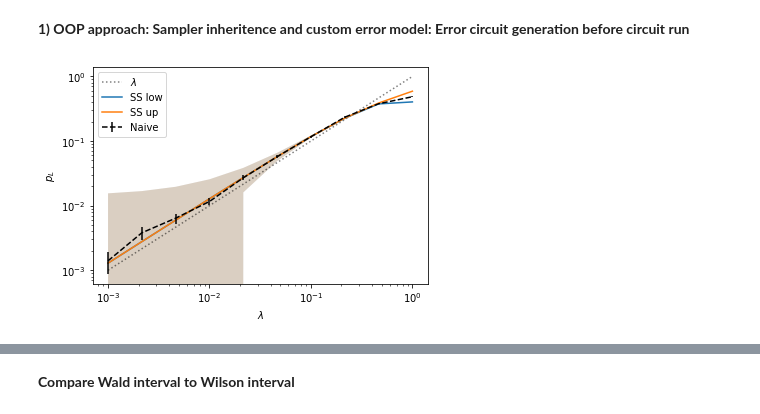
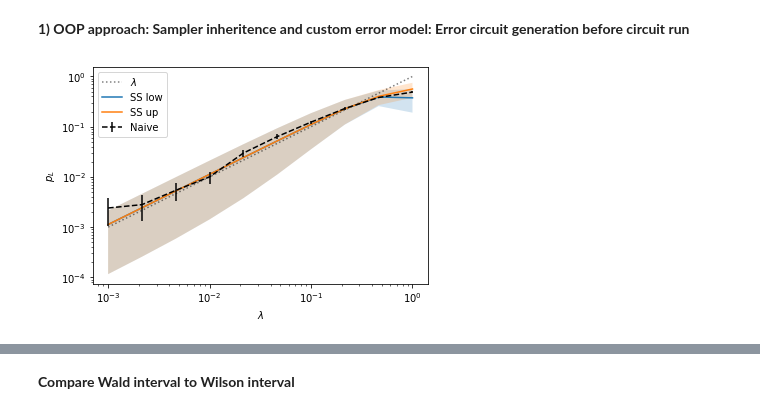
Before and after one commit to dpwinter/PECOS_WS_solutions, a Jupyter notebook: subset_sampling.ipynb, the cells around one changed output, grey strips where cells are left out. Drawn from its saved outputs; the diff is of its cells as text; code cells hidden in the pictures.

Commit message:
Updated Wilson & Wald intervals

```diff
--- a/subset_sampling.ipynb
+++ b/subset_sampling.ipynb
@@ -692,19 +692,15 @@ ghz.append('CNOT', {(0,4)})
 ghz.append('measure Z', {4})
 
 ### Analytics
+z = 1.96 # 95% constant confidence interval
+Wilson_max = lambda p,N: (p + z**2/(2*N) + z*np.sqrt(p*(1-p)/N+z**2/(4*N**2)))/(1+z**2/N)
+Wilson_min = lambda p,N: (p + z**2/(2*N) - z*np.sqrt(p*(1-p)/N+z**2/(4*N**2)))/(1+z**2/N)
+
+Wilson_std = lambda p,N: Wilson_max(p,N) - Wilson_min(p,N)
+Wald_std = lambda p,N: z * np.sqrt(p * (1-p) / N)
 
 rssp = lambda a,e: np.sqrt(np.sum( (a*e)**2, axis=0 )) # root sum of squared products
-stdev = lambda p,N: np.sqrt(p * (1-p) / N)
-Wald_stdev = lambda A,p,N: rssp(A[1:], stdev(p[1:],N))
-
-Wilson_z = lambda a: np.sqrt(2.0)*erfinv(a/2.0)
-Wilson_q = lambda x,a,N: x / (1 + Wilson_z(a)**2/N)
-Wilson_r = lambda a,p,N: Wilson_z(a)*np.sqrt(p*(1-p)/N + Wilson_z(a)**2/(4*N))
-Wilson_l = lambda a,p,N: p + Wilson_z(a)/(2*N)
-Wilson_max = lambda a,p,N: Wilson_q(Wilson_l(a,p,N) + Wilson_r(a,p,N), a, N)
-Wilson_min = lambda a,p,N: Wilson_q(Wilson_l(a,p,N) - Wilson_r(a,p,N), a, N)
-Wilson_CI = lambda a,p,N: Wilson_max(a,p,N) - Wilson_min(a,p,N)
-Wilson_stdev = lambda A,p,N: rssp(A, Wilson_CI(A,p,N))
+stdev = lambda A,p,N, std_type: rssp(A[1:], (Wilson_std if std_type=='Wilson' else Wald_std)(p[1:], N))
 
 nCr = lambda n,r: factorial(n) / (factorial(r)*factorial(n-r)) # Vectorized combination
 A_w = lambda n,w,p: nCr(n,w) * p**w * (1-p)**(n-w) # (Binomial) subset probability
@@ -826,7 +822,9 @@ class SubsetSampler(Sampler):
         # Calculate statistics
         p_L_low = np.sum(As * pws, axis=0)
         p_L_up = p_L_low + 1 - np.sum(As, axis=0)
-        std = Wilson_stdev(As, pws, n_samples)
+
+        # std = Wilson_stdev(As, pws, n_samples)
+        std = stdev(As,pws,n_samples, "Wilson")
 
         return p_L_low, p_L_up, std
 
@@ -842,7 +840,7 @@ class NaiveSampler(Sampler):
         std = np.empty_like(p_L)
         for i, p_row in enumerate(self.partition_probabilities):
             p_L[i] = self._sample(n_samples, self.err_gen, p_row)
-            std[i] = stdev(p_L[i], n_samples)
+            std[i] = Wald_std(p_L[i], n_samples)
 
         return p_L, std
 
@@ -852,32 +850,32 @@ class DynamicSubsetSampler():
 class AdaptiveSampler():
     def __init__(self, circuit, err_params):
         self.subset_sampler = None
         self.naive_sampler = None
 
     def run(self):
         pass # switch between Subset and Naive sampler
 
 lambdas = np.logspace(-3, 0, 10) # physical error rates
 scale = lambda p_init, lambdas=lambdas: p_init * lambdas
 err_params = {'p1': scale(1), 'p2':scale(0.5)}
 
 sss = SubsetSampler(ghz, err_params)
-p_L_low, p_L_up, std = sss.run(p_max=[0.5, 0.5], delta_max=[0.1,0.5], n_samples=1000) # TO DO: Easier definition of p_max and d_max.
+p_L_low, p_L_up, std = sss.run(p_max=[0.5, 0.5], delta_max=[0.1,0.5], n_samples=20) # TO DO: Easier definition of p_max and d_max.
 
 plt.xscale('log')
 plt.yscale('log')
 plt.xlabel(r'$\lambda$')
 plt.ylabel(r'$p_L$')
 plt.plot(lambdas, lambdas, 'k:', alpha=0.5, label=r"$\lambda$")
 plt.plot(lambdas, p_L_low, label="SS low")
 plt.fill_between(lambdas, p_L_low-std, p_L_low+std, alpha=0.2)
 plt.plot(lambdas, p_L_up, label="SS up")
 plt.fill_between(lambdas, p_L_up-std, p_L_up+std, alpha=0.2)
 
 ns = NaiveSampler(ghz, err_params)
 p_L, ns_std = ns.run(n_samples=5000)
 plt.errorbar(lambdas, p_L, fmt='--', c="black", yerr=ns_std, label="Naive")
 plt.legend()
 plt.show()
 # %% [output]
-[figure, old version]
+[figure, new version]
```
Also changed, not shown: parts of 1 cell of this notebook.
